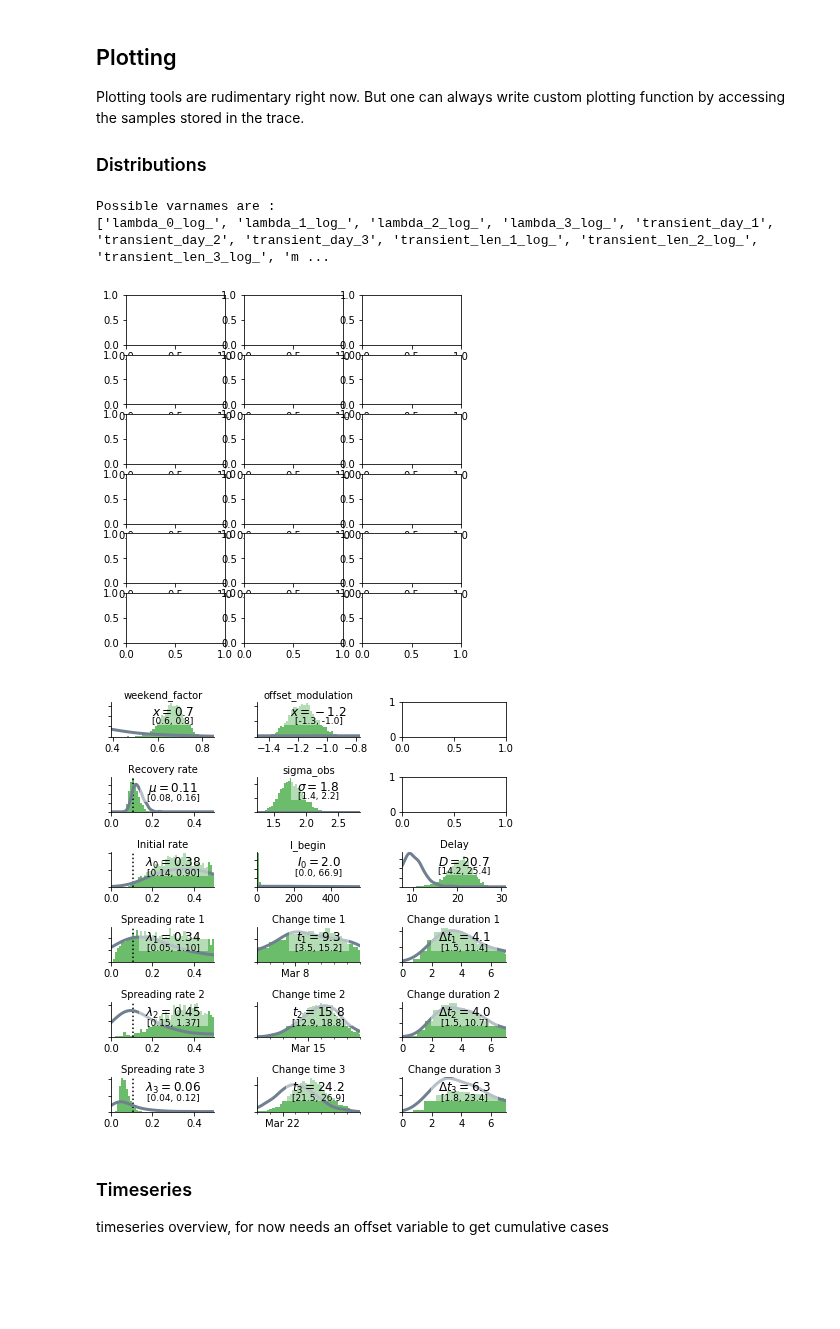
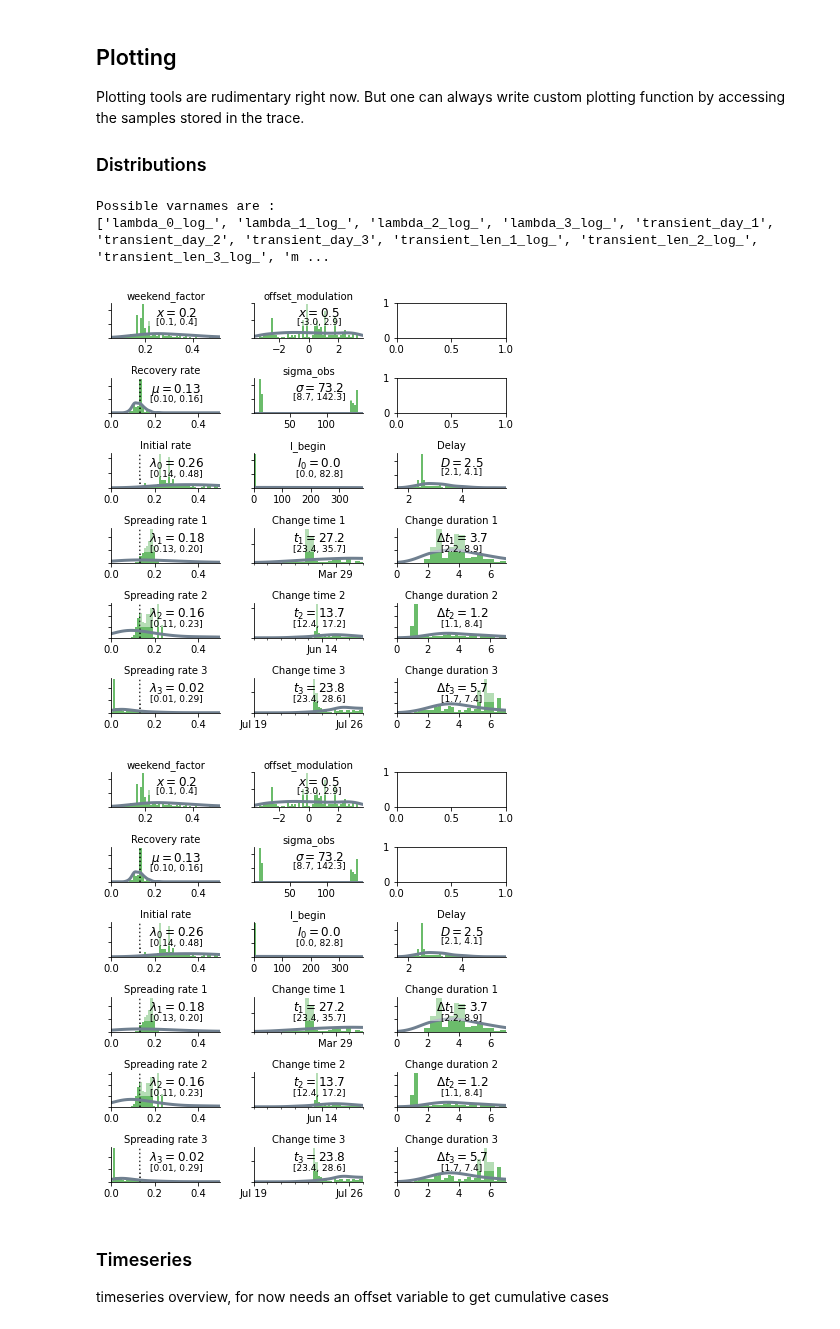
Before and after one commit to Patrick5455/Change-Point-Analysis-of-Covid19-Bayesian-Inference-SIR-SEIR-Modelling, a Jupyter notebook: dependencies/covid19_inference-master/scripts/interactive/example_one_bundesland.ipynb, the cells around one changed output. Drawn from its saved outputs; the diff is of its cells as text; code cells hidden in the pictures; blank space fills up the shorter version.

```diff
--- a/dependencies/covid19_inference-master/scripts/interactive/example_one_bundesland.ipynb
+++ b/dependencies/covid19_inference-master/scripts/interactive/example_one_bundesland.ipynb
@@ -339,12 +370,3 @@ Plotting tools are rudimentary right now. But one can always write custom plotti
 by accessing the samples stored in the trace.
 
 ### Distributions
-# %%
-fig, axes = plt.subplots(6, 3, figsize=(6, 6.4))
-varnames = this_model.untransformed_freeRVs
-print("Possible varnames are :")
-print(varnames)
-# %% [output]
-Possible varnames are :
-['lambda_0_log_', 'lambda_1_log_', 'lambda_2_log_', 'lambda_3_log_', 'transient_day_1', 'transient_day_2', 'transient_day_3', 'transient_len_1_log_', 'transient_len_2_log_', 'transient_len_3_log_', 'm ...
-[figure, removed]
@@ -357,27 +373,37 @@ for i, key in enumerate(
-# %%
-for i, key in enumerate(
-    # mid column
-    [
-        "offset_modulation",
-        "sigma_obs",
-        "I_begin",
-        "transient_day_1",
-        "transient_day_2",
-        "transient_day_3",
-    ]
-):
-    cov19.plot._distribution(this_model, trace, key, ax=axes[i, 1])
-# %%
-for i, key in enumerate(
-    # right column
-    ["delay", "transient_len_1", "transient_len_2", "transient_len_3",]
-):
-    cov19.plot._distribution(this_model, trace, key, ax=axes[i + 2, 2])
-# %%
-fig.tight_layout()
-fig #To print in jupyter notebook
-# %% [output]
-[figure, removed]
+# %%
+fig, axes = plt.subplots(6, 3, figsize=(6, 6.4));
+varnames = this_model.untransformed_freeRVs
+print("Possible varnames are :")
+print(varnames)
+for i, key in enumerate(
+    # left column
+    ["weekend_factor", "mu", "lambda_0", "lambda_1", "lambda_2", "lambda_3"]
+):
+    cov19.plot._distribution(this_model, model1, key, ax=axes[i, 0]) #replcae trace with model1
+for i, key in enumerate(
+    # mid column
+    [
+        "offset_modulation",
+        "sigma_obs",
+        "I_begin",
+        "transient_day_1",
+        "transient_day_2",
+        "transient_day_3",
+    ]
+):
+    cov19.plot._distribution(this_model, model1, key, ax=axes[i, 1])
+for i, key in enumerate(
+    # right column
+    ["delay", "transient_len_1", "transient_len_2", "transient_len_3",]
+):
+    cov19.plot._distribution(this_model, model1, key, ax=axes[i + 2, 2])
+fig.tight_layout()
+fig #To print in jupyter notebook
+# %% [output]
+Possible varnames are :
+['lambda_0_log_', 'lambda_1_log_', 'lambda_2_log_', 'lambda_3_log_', 'transient_day_1', 'transient_day_2', 'transient_day_3', 'transient_len_1_log_', 'transient_len_2_log_', 'transient_len_3_log_', 'm ...
+[figure, added]
+[figure, added]
 # %% [markdown]
 
 ### Timeseries
```
Also changed, not shown: parts of 15 cells of this notebook.
